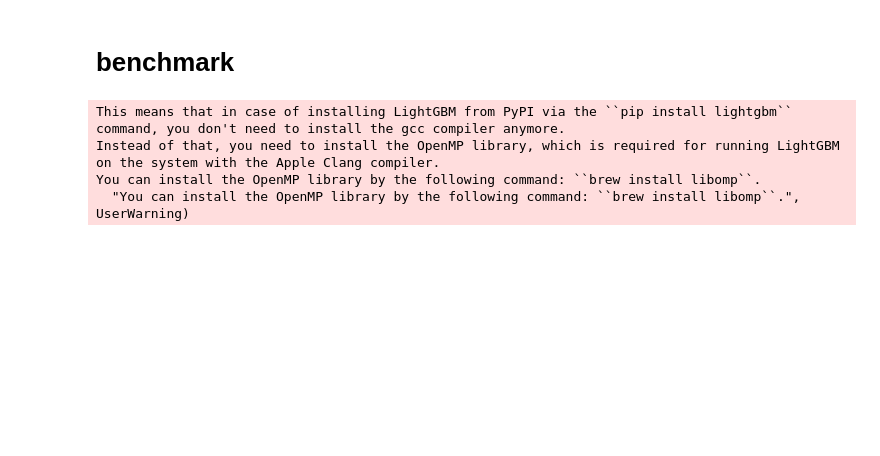
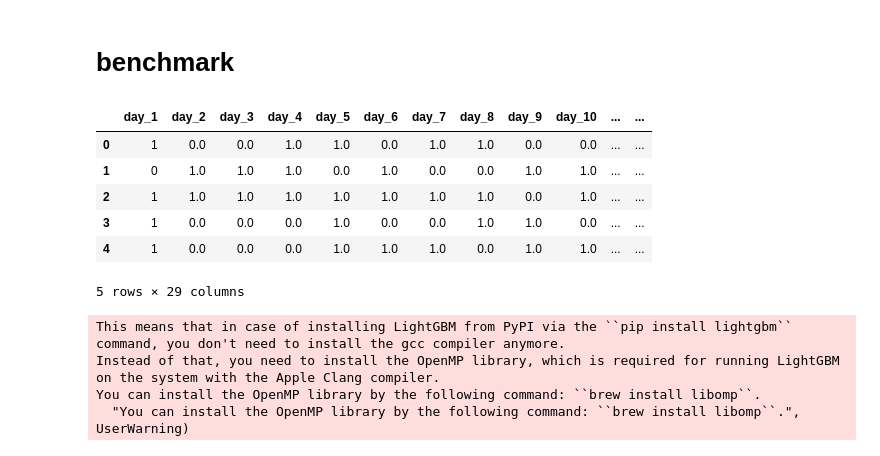
Before and after one commit to upura/sumo-predictor, a Jupyter notebook: notebooks/lgbm.ipynb, the cells around one changed output. Cells and saved outputs as stored; diff of their text form; code cells hidden in the pictures; blank space fills up the shorter version.

```diff
--- a/notebooks/lgbm.ipynb
+++ b/notebooks/lgbm.ipynb
@@ -53,6 +51,3 @@ df.head(2)
-# %%
-_tmp = df[['wrestler', 'datetime', 'wins_at_day_14']].rename(columns={'wrestler': 'final_opponent', 'wins_at_day_14': 'final_opponent_wins_at_day_14'})
-df = pd.merge(df, _tmp, on=['final_opponent', 'datetime'], how='left')
 # %% [markdown]
 ## wins_till_final_day
 # %%
@@ -157,9 +152,11 @@ features_filtered.columns, len(features_filtered.columns)
 # %%
 TRAIN_COL = list(df.iloc[:, df.columns.str.startswith('day_')].columns) + list(features_filtered.columns) + [
     'wins_at_day_14',
-    'final_opponent_wins_at_day_14',
     'wins_till_final_day',
-    'loses_till_final_day'
+    'loses_till_final_day',
+    'wrestler',
+    'final_opponent',
+    'datetime'
 ]
 # TRAIN_COL = list(set(train.columns) - set(['wrestler', 'final_day', 'final_opponent', 'datetime']))
 TARGET = 'final_day'
@@ -169,3 +166,13 @@ X_test = test[TRAIN_COL]
 
 y_train = train[TARGET]
 y_test = test[TARGET]
+# %%
+X_train.head()
+# %% [output]
+|  | day_1 | day_2 | day_3 | day_4 | day_5 | day_6 | day_7 | day_8 | day_9 | day_10 | ... | ... |
+| 0 | 1 | 0.0 | 0.0 | 1.0 | 1.0 | 0.0 | 1.0 | 1.0 | 0.0 | 0.0 | ... | ... |
+| 1 | 0 | 1.0 | 1.0 | 1.0 | 0.0 | 1.0 | 0.0 | 0.0 | 1.0 | 1.0 | ... | ... |
+| 2 | 1 | 1.0 | 1.0 | 1.0 | 1.0 | 1.0 | 1.0 | 1.0 | 0.0 | 1.0 | ... | ... |
+| 3 | 1 | 0.0 | 0.0 | 0.0 | 1.0 | 0.0 | 0.0 | 1.0 | 1.0 | 0.0 | ... | ... |
+| 4 | 1 | 0.0 | 0.0 | 0.0 | 1.0 | 1.0 | 1.0 | 0.0 | 1.0 | 1.0 | ... | ... |
+5 rows × 29 columns
```
Also changed, not shown: parts of 15 cells of this notebook.
